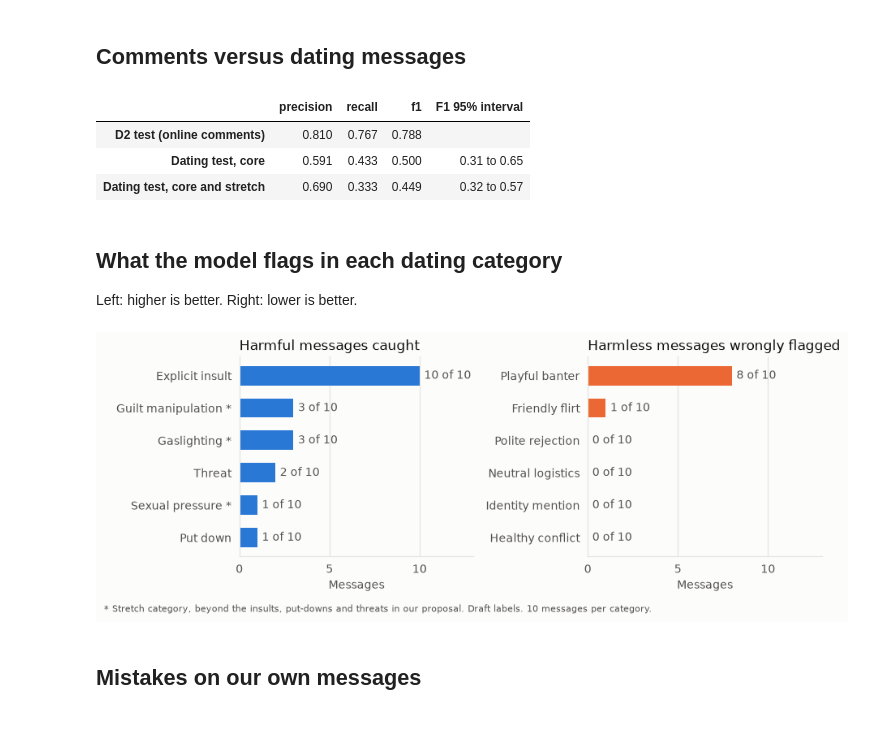
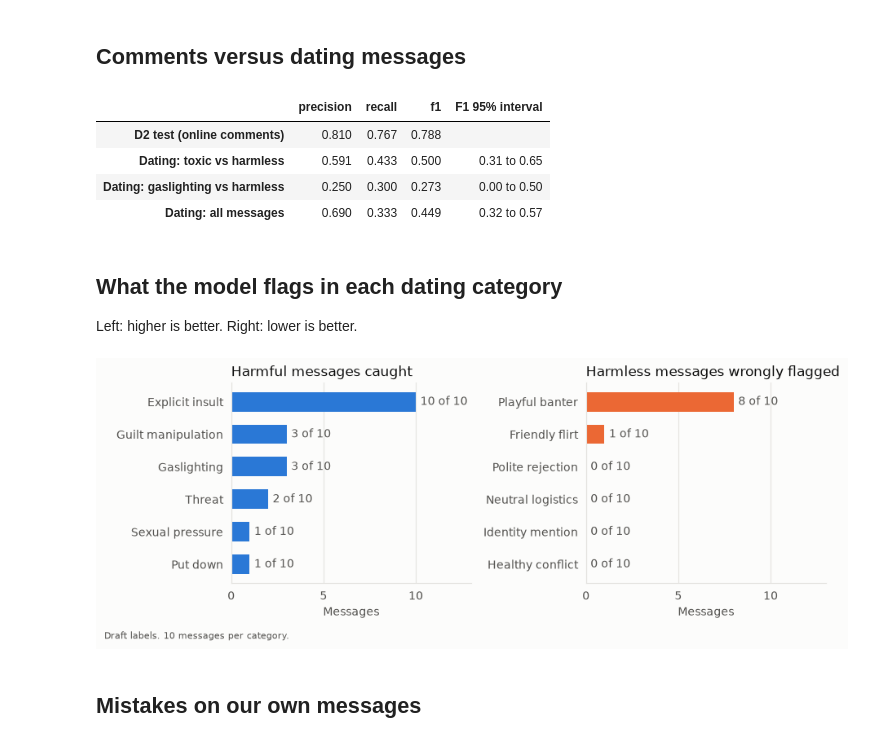
Before and after one commit to alex10020/RedFlagDetection_MachineLearning, a Jupyter notebook: notebooks/02_baseline_results.ipynb, the cells around one changed output. Drawn from its saved outputs; the diff is of its cells as text; code cells hidden in the pictures.

```diff
--- a/notebooks/02_baseline_results.ipynb
+++ b/notebooks/02_baseline_results.ipynb
@@ -28,43 +28,45 @@ pd.DataFrame(report["c_trials"]).round(3)
 stress = report["dating_stress_test"]
 table = pd.DataFrame({
     "D2 test (online comments)": report["test"],
-    "Dating test, core": stress["core"],
-    "Dating test, core and stretch": stress["all"],
+    "Dating: toxic vs harmless": stress["toxic_vs_harmless"],
+    "Dating: gaslighting vs harmless": stress["gaslighting_vs_harmless"],
+    "Dating: all messages": stress["all"],
 }).T[["precision", "recall", "f1"]].astype(float).round(3)
-table["F1 95% interval"] = ["", *[f"{stress[k]['f1_95ci'][0]:.2f} to {stress[k]['f1_95ci'][1]:.2f}" for k in ("core", "all")]]
+table["F1 95% interval"] = ["", *[f"{stress[k]['f1_95ci'][0]:.2f} to {stress[k]['f1_95ci'][1]:.2f}" for k in ("toxic_vs_harmless", "gaslighting_vs_harmless", "all")]]
 table.to_csv(results / "baseline_comparison.csv")
 table
 # %% [output]
 |  | precision | recall | f1 | F1 95% interval |
 | D2 test (online comments) | 0.810 | 0.767 | 0.788 |  |
-| Dating test, core | 0.591 | 0.433 | 0.500 | 0.31 to 0.65 |
-| Dating test, core and stretch | 0.690 | 0.333 | 0.449 | 0.32 to 0.57 |
+| Dating: toxic vs harmless | 0.591 | 0.433 | 0.500 | 0.31 to 0.65 |
+| Dating: gaslighting vs harmless | 0.250 | 0.300 | 0.273 | 0.00 to 0.50 |
+| Dating: all messages | 0.690 | 0.333 | 0.449 | 0.32 to 0.57 |
 # %% [markdown]
 ## What the model flags in each dating category
 
 Left: higher is better. Right: lower is better.
 # %%
 by_category = pd.read_csv(results / "dating_stress_test_by_category.csv")
-by_category["name"] = by_category["category"].str.replace("_", " ").str.capitalize() + by_category["scope"].map({"core": "", "stretch": " *"})
+by_category["name"] = by_category["category"].str.replace("_", " ").str.capitalize()
 fig, axes = plt.subplots(1, 2, figsize=(9, 3.4), sharex=True)
 panels = [
     (axes[0], 1, BLUE, "Harmful messages caught"),
     (axes[1], 0, ORANGE, "Harmless messages wrongly flagged"),
 ]
 for ax, label, colour, title in panels:
     part = by_category[by_category["label"] == label].sort_values(["flag_rate", "name"])
     bars = ax.barh(part["name"], part["flagged"], color=colour, height=0.6)
     ax.bar_label(bars, labels=[f"{f} of {m}" for f, m in zip(part["flagged"], part["messages"])], padding=4, color=MUTED)
     ax.set_title(title)
     ax.set_xlim(0, 13)
     ax.set_xticks([0, 5, 10])
     ax.set_xlabel("Messages")
     ax.grid(axis="y", visible=False)
-fig.text(0, -0.03, "* Stretch category, beyond the insults, put-downs and threats in our proposal. Draft labels. 10 messages per category.", color=MUTED, fontsize=8)
+fig.text(0, -0.03, "Draft labels. 10 messages per category.", color=MUTED, fontsize=8)
 fig.tight_layout()
 save(fig, results / "dating_stress_test_by_category.png")
 # %% [output]
-[figure, old version]
+[figure, new version]
 # %% [markdown]
 ## Mistakes on our own messages
 # %%
```
Also changed, not shown: parts of 2 cells of this notebook, 15 other files.
